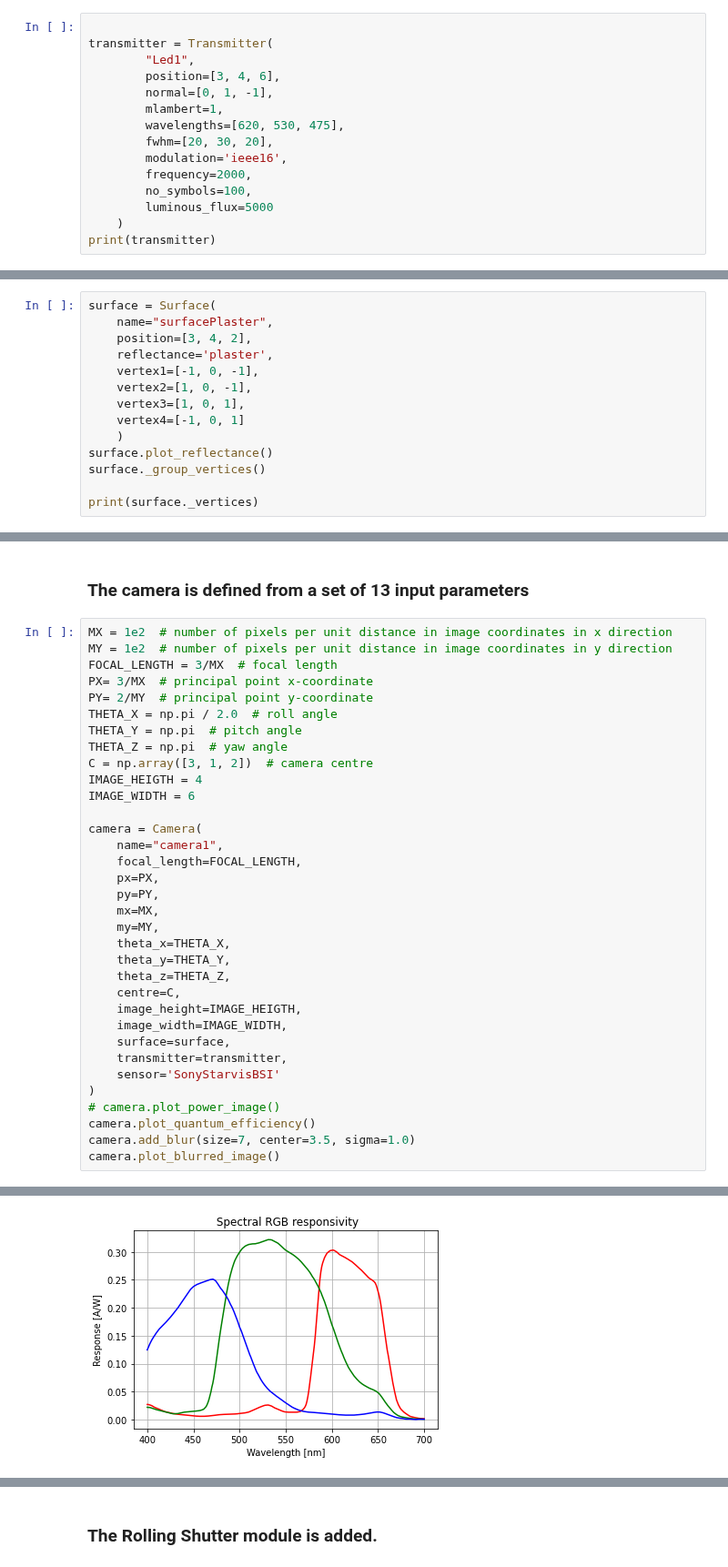
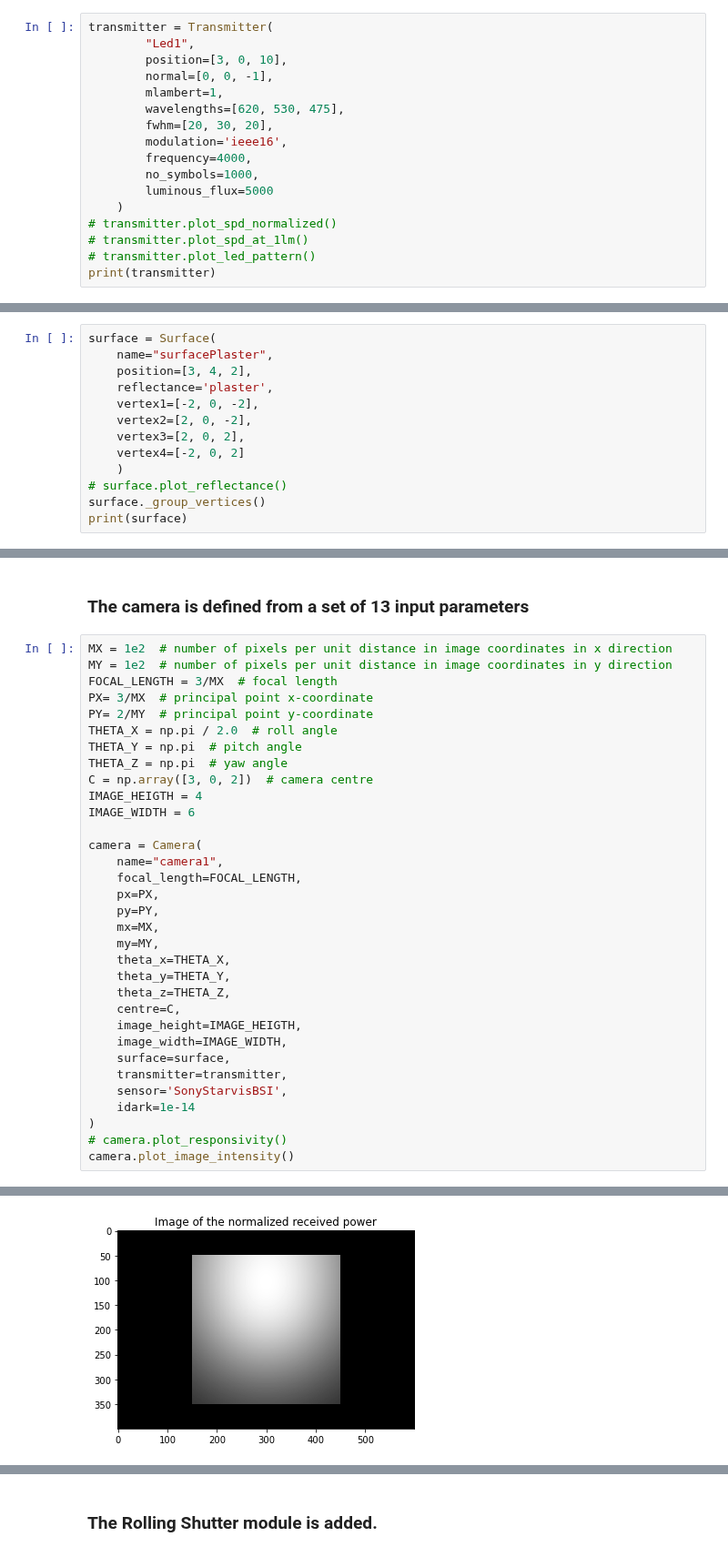
Before and after one commit to jufgutierrezgo/rs-vlc-model, a Jupyter notebook: rs-vlc-simulation.ipynb, the cells around one changed output, grey strips where cells are left out. Shown at 91% size. Cells and saved outputs as stored; diff of their text form.

```diff
--- a/rs-vlc-simulation.ipynb
+++ b/rs-vlc-simulation.ipynb
@@ -16,19 +16,21 @@ import numpy as np
 # %% [markdown]
 ### The trasmitter is defined as a Trasmitter type object from nine input parameters
 # %%
-
 transmitter = Transmitter(
         "Led1",
-        position=[3, 4, 6],
-        normal=[0, 1, -1],
+        position=[3, 0, 10],
+        normal=[0, 0, -1],
         mlambert=1,
         wavelengths=[620, 530, 475],
         fwhm=[20, 30, 20],
         modulation='ieee16',
-        frequency=2000,
-        no_symbols=100,
+        frequency=4000,
+        no_symbols=1000,
         luminous_flux=5000
     )
+# transmitter.plot_spd_normalized()
+# transmitter.plot_spd_at_1lm()
+# transmitter.plot_led_pattern()
 print(transmitter)
 # %% [output]
  List of parameters for LED transmitter:
@@ -54,13 +56,12 @@ surface = Surface(
     name="surfacePlaster",
     position=[3, 4, 2],
     reflectance='plaster',
-    vertex1=[-1, 0, -1],
-    vertex2=[1, 0, -1],
-    vertex3=[1, 0, 1],
-    vertex4=[-1, 0, 1]
+    vertex1=[-2, 0, -2],
+    vertex2=[2, 0, -2],
+    vertex3=[2, 0, 2],
+    vertex4=[-2, 0, 2]
     )
-surface.plot_reflectance()
+# surface.plot_reflectance()
 surface._group_vertices()
-
-print(surface._vertices)
+print(surface)
 # %% [output]
@@ -76,7 +82,7 @@ PY= 2/MY  # principal point y-coordinate
 THETA_X = np.pi / 2.0  # roll angle
 THETA_Y = np.pi  # pitch angle
 THETA_Z = np.pi  # yaw angle
-C = np.array([3, 1, 2])  # camera centre
+C = np.array([3, 0, 2])  # camera centre
 IMAGE_HEIGTH = 4
 IMAGE_WIDTH = 6
 
@@ -95,12 +101,11 @@ camera = Camera(
     image_width=IMAGE_WIDTH,
     surface=surface,
     transmitter=transmitter,
-    sensor='SonyStarvisBSI'
+    sensor='SonyStarvisBSI',
+    idark=1e-14
 )
-# camera.plot_power_image()
-camera.plot_quantum_efficiency()
-camera.add_blur(size=7, center=3.5, sigma=1.0)
-camera.plot_blurred_image()
+# camera.plot_responsivity()
+camera.plot_image_intensity()
 # %% [output]
 Projecting surface onto the image plane...
 Calibration matrix (K):
@@ -126 +136 @@ Computing the irradiance in each pixel ...
-[figure, old version]
+[figure, new version]
```
Also changed, not shown: parts of 4 cells of this notebook, 3 other files.
